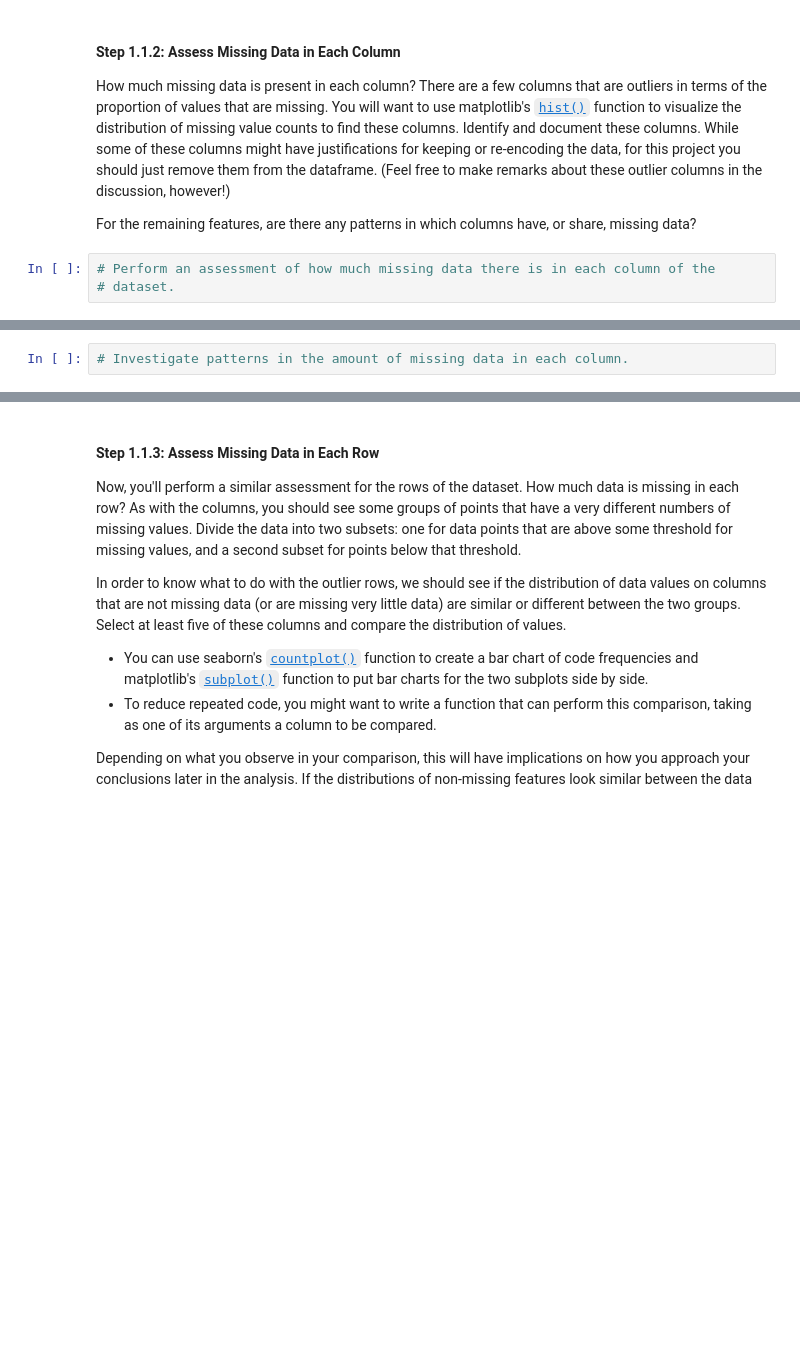
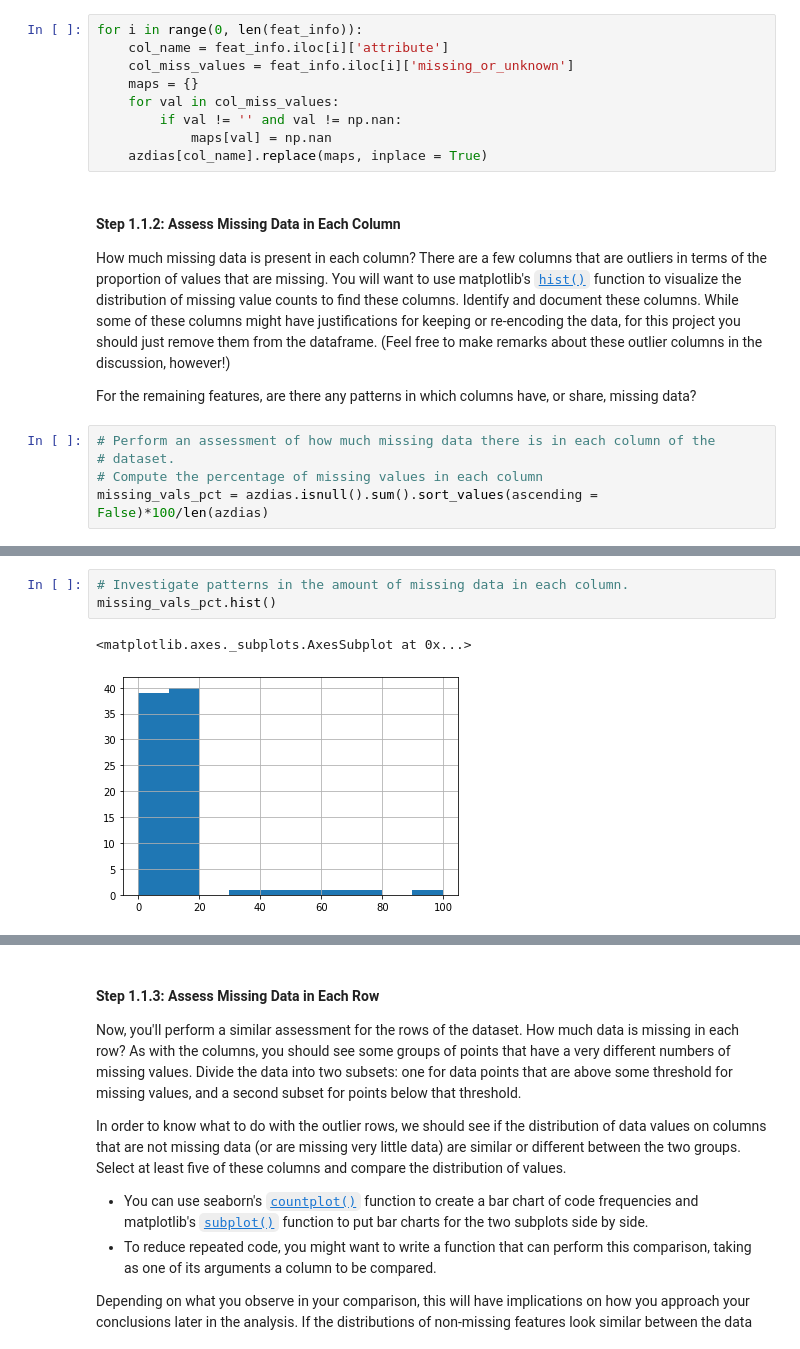
Before and after one commit to ahmedag91/Customer-Segmentation-Using-ML, a Jupyter notebook: Identify_Customer_Segments.ipynb, the cells around one changed output, grey strips where cells are left out. Drawn from its saved outputs; the diff is of its cells as text; blank space fills up the shorter version.

```diff
--- a/Identify_Customer_Segments.ipynb
+++ b/Identify_Customer_Segments.ipynb
@@ -252,3 +165,12 @@ RELAT_AB [-1, 9]
+# %%
+for i in range(0, len(feat_info)):
+    col_name = feat_info.iloc[i]['attribute']
+    col_miss_values = feat_info.iloc[i]['missing_or_unknown']
+    maps = {}
+    for val in col_miss_values:
+        if val != '' and val != np.nan:
+            maps[val] = np.nan
+    azdias[col_name].replace(maps, inplace = True)
 # %% [markdown]
 #### Step 1.1.2: Assess Missing Data in Each Column
 
@@ -258,3 +180,5 @@ For the remaining features, are there any patterns in which columns have, or sha
 # %%
 # Perform an assessment of how much missing data there is in each column of the
 # dataset.
+# Compute the percentage of missing values in each column
+missing_vals_pct = azdias.isnull().sum().sort_values(ascending = False)*100/len(azdias)
@@ -261,5 +205,9 @@ For the remaining features, are there any patterns in which columns have, or sha
 # %%
 # Investigate patterns in the amount of missing data in each column.
+missing_vals_pct.hist()
+# %% [output]
+<matplotlib.axes._subplots.AxesSubplot at 0x...>
+[figure, added]
 # %%
 # Remove the outlier columns from the dataset. (You'll perform other data
 # engineering tasks such as re-encoding and imputation later.)
```
Also changed, not shown: parts of 15 cells of this notebook.
